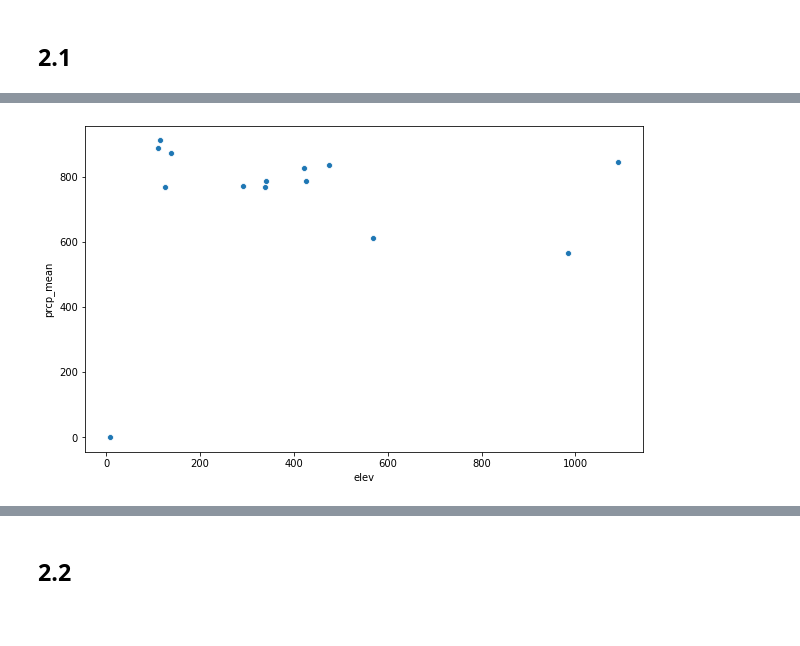
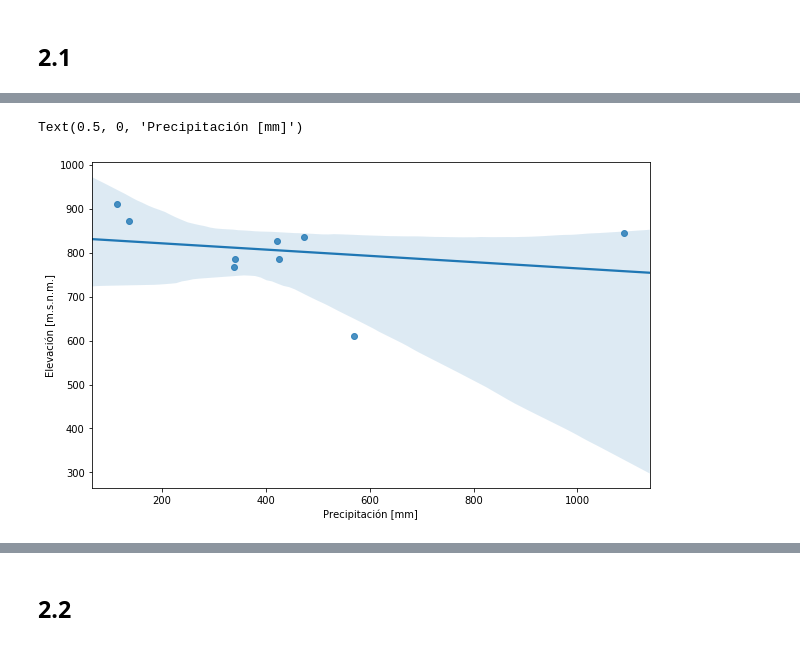
Before and after one commit to gringonivoli/diplo2020-mentoria-prediccion-lluvias-extremas, a Jupyter notebook: TP1.ipynb, the cells around one changed output, grey strips where cells are left out. Saved outputs shown, nothing was run; the diff lists cells and outputs as text; code cells hidden in the pictures; blank space fills up the shorter version.

```diff
--- a/TP1.ipynb
+++ b/TP1.ipynb
@@ -110,7 +125,7 @@ stations_dataset = id_Datos.copy()
 dataset = Datos.copy()
 
 stations = stations_dataset.set_index('omm_id')['nombre'].to_dict()
-elev = stations_dataset.set_index('omm_id')['elev'].to_dict()
+elevs = stations_dataset.set_index('omm_id')['elev'].to_dict()
 # %% [markdown]
 ## 1.1
 # %%
@@ -305,6 +536,6 @@ dataset_with_hydro_year = dataset.copy()
 dataset_with_hydro_year.reset_index(inplace=True)
 dataset_with_hydro_year['hydro_year'] = dataset_with_hydro_year['fecha'].apply(lambda fecha: get_hydro_year(fecha))
 dataset_with_hydro_year['station'] = dataset_with_hydro_year['omm_id'].replace(stations)
-dataset_with_hydro_year['station_elev'] = dataset_with_hydro_year['omm_id'].replace(elev)
+dataset_with_hydro_year['station_elev'] = dataset_with_hydro_year['omm_id'].replace(elevs)
 # %%
 prcp_mean_by_hydro_year_and_station = dataset_with_hydro_year.groupby(['hydro_year', 'omm_id']).sum()['prcp'].groupby(['omm_id']).mean()
@@ -333,5 +562,13 @@ stations_df_prcp_mean[['omm_id', 'nombre', 'elev', 'prcp_mean']]
-# %%
-plt.figure(figsize=(10,6))
-ax = sns.scatterplot(x="elev", y="prcp_mean", data=stations_df_prcp_mean)
-# %% [output]
-[figure, removed]
+# %%
+plt.figure(figsize=(10,6))
+
+ex = ['Pueblo Andino', 'Marcos Juarez INTA', 'Manfredi INTA', 'Capilla del Monte INTA', 'Canals INTA']
+
+stations_df_prcp_mean_filtered = stations_df_prcp_mean[~stations_df_prcp_mean.nombre.isin(ex)]
+
+ax = sns.regplot(x="elev", y="prcp_mean", data=stations_df_prcp_mean_filtered)
+plt.ylabel('Elevación [m.s.n.m.]')
+plt.xlabel("Precipitación [mm]")
+# %% [output]
+Text(0.5, 0, 'Precipitación [mm]')
+[figure, added]
```
Also changed, not shown: parts of 48 cells of this notebook.
